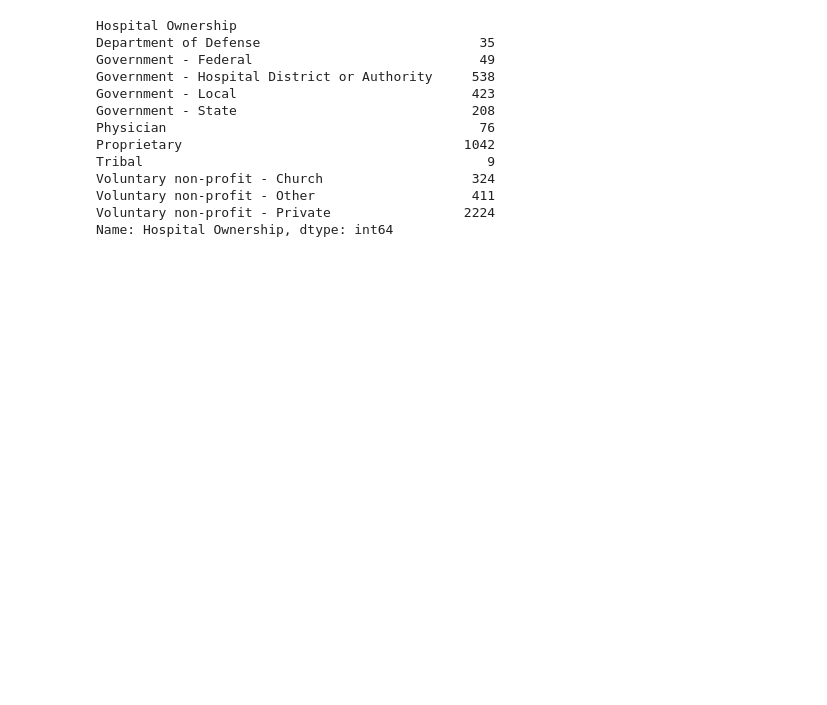
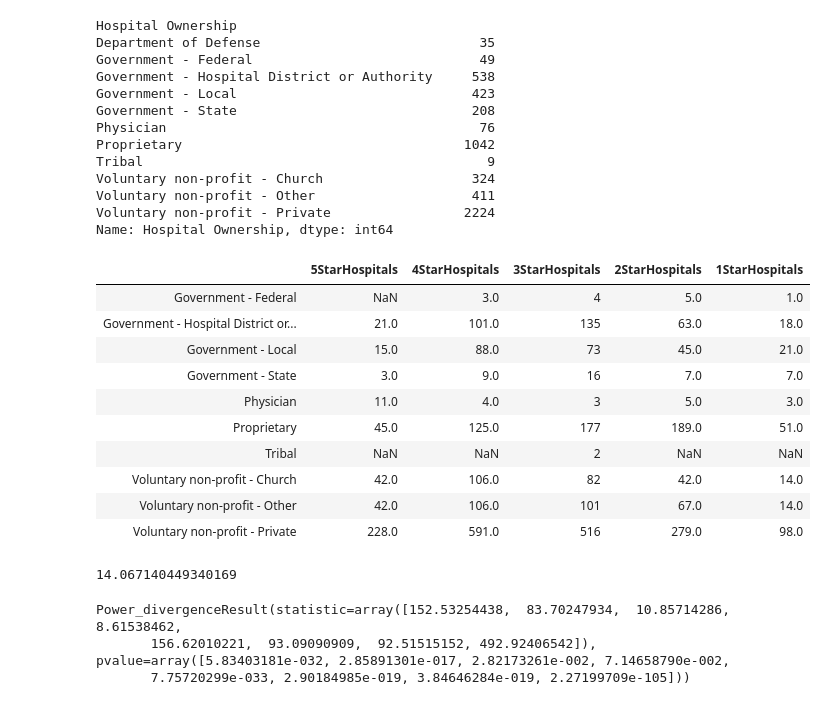
Before and after one commit to ishanku/MedicareDataAnalysisProject, a Jupyter notebook: HospitalAnalysis.ipynb, the cells around one changed output. Saved outputs shown, nothing was run; the diff lists cells and outputs as text; code cells hidden in the pictures; blank space fills up the shorter version.

```diff
--- a/HospitalAnalysis.ipynb
+++ b/HospitalAnalysis.ipynb
@@ -253,0 +253,26 @@ hospitalownership=hospitalgeneraldata.groupby("Hospital Ownership")()
+# %%
+hospitalownership=hospitalgeneraldata.groupby("Hospital Ownership")
+HOCount=hospitalownership["Hospital Ownership"].count()
+HOFiveStar=hospitalgeneraldata["Hospital Ownership"][hospitalgeneraldata["Hospital overall rating"] == '5'].value_counts()
+HOFourStar=hospitalgeneraldata["Hospital Ownership"][hospitalgeneraldata["Hospital overall rating"] == '4'].value_counts()
+HOThreeStar=hospitalgeneraldata["Hospital Ownership"][hospitalgeneraldata["Hospital overall rating"] == '3'].value_counts()
+HOTwoStar=hospitalgeneraldata["Hospital Ownership"][hospitalgeneraldata["Hospital overall rating"] == '2'].value_counts()
+HOOneStar=hospitalgeneraldata["Hospital Ownership"][hospitalgeneraldata["Hospital overall rating"] == '1'].value_counts()
+
+hospitalratings=pd.DataFrame({"5StarHospitals":HOFiveStar,
+                                     "4StarHospitals":HOFourStar,"3StarHospitals":HOThreeStar,
+                                     "2StarHospitals":HOTwoStar,"1StarHospitals":HOOneStar,
+                                     })
+hospitalratings
+# %% [output]
+|  | 5StarHospitals | 4StarHospitals | 3StarHospitals | 2StarHospitals | 1StarHospitals |
+| Government - Federal | NaN | 3.0 | 4 | 5.0 | 1.0 |
+| Government - Hospital District or... | 21.0 | 101.0 | 135 | 63.0 | 18.0 |
+| Government - Local | 15.0 | 88.0 | 73 | 45.0 | 21.0 |
+| Government - State | 3.0 | 9.0 | 16 | 7.0 | 7.0 |
+| Physician | 11.0 | 4.0 | 3 | 5.0 | 3.0 |
+| Proprietary | 45.0 | 125.0 | 177 | 189.0 | 51.0 |
+| Tribal | NaN | NaN | 2 | NaN | NaN |
+| Voluntary non-profit - Church | 42.0 | 106.0 | 82 | 42.0 | 14.0 |
+| Voluntary non-profit - Other | 42.0 | 106.0 | 101 | 67.0 | 14.0 |
+| Voluntary non-profit - Private | 228.0 | 591.0 | 516 | 279.0 | 98.0 |
@@ -253,0 +283,10 @@ hospitalownership=hospitalgeneraldata.groupby("Hospital Ownership")()
+# %%
+critical_value
+# %% [output]
+14.067140449340169
+# %%
+stats.chisquare(f_obs = [hospitalratings['5StarHospitals'], hospitalratings['4StarHospitals'],hospitalratings['3StarHospitals'],hospitalratings['2StarHospitals'],hospitalratings['1StarHospitals']])
+# %% [output]
+Power_divergenceResult(statistic=array([152.53254438,  83.70247934,  10.85714286,   8.61538462,
+       156.62010221,  93.09090909,  92.51515152, 492.92406542]), pvalue=array([5.83403181e-032, 2.85891301e-017, 2.82173261e-002, 7.14658790e-002,
+       7.75720299e-033, 2.90184985e-019, 3.84646284e-019, 2.27199709e-105]))
```
Also changed, not shown: parts of 4 cells of this notebook.
